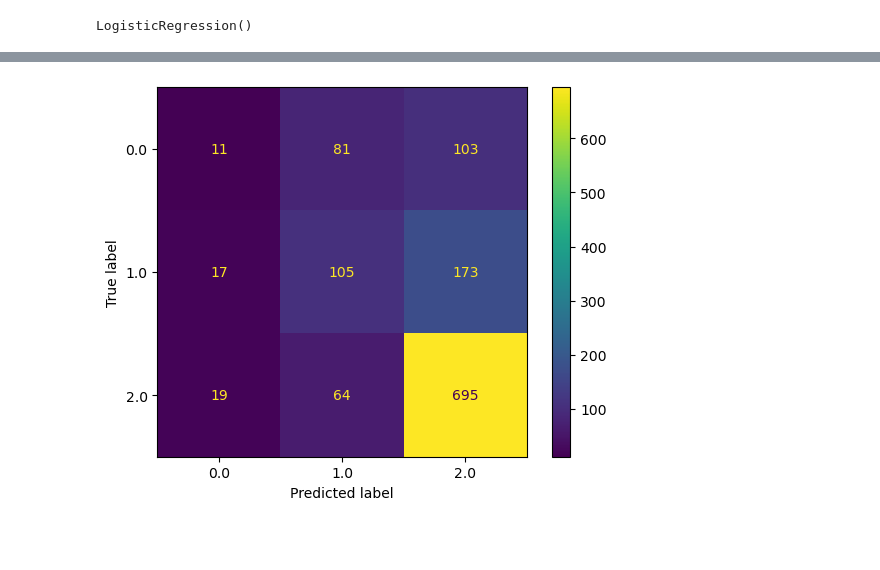
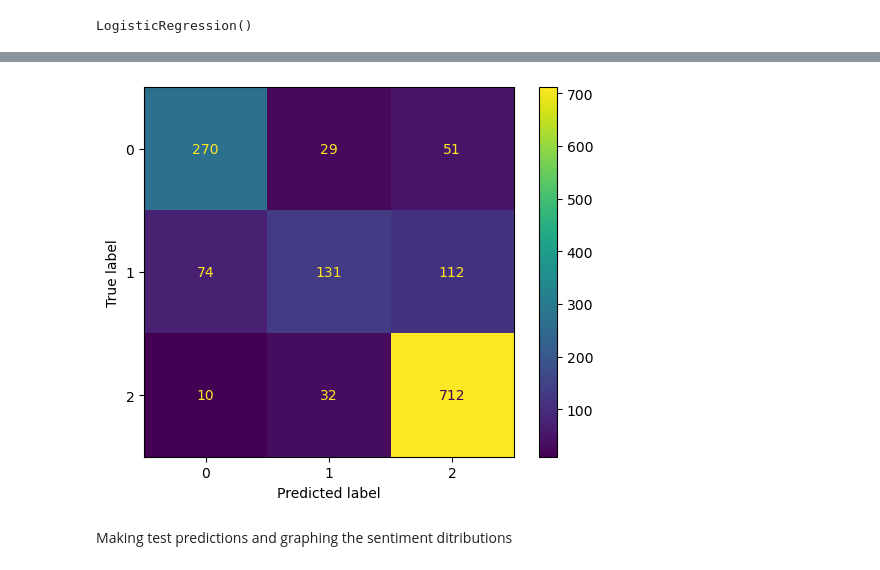
Before and after one commit to lethal254/sentiment_analysis, a Jupyter notebook: main.ipynb, the cells around one changed output, grey strips where cells are left out. Saved outputs shown, nothing was run; the diff lists cells and outputs as text; code cells hidden in the pictures; blank space fills up the shorter version.

```diff
--- a/main.ipynb
+++ b/main.ipynb
@@ -89,19 +71,3 @@ data.dtypes
 reviews.text       object
 reviews.rating    float64
 dtype: object
-# %%
-def map_sentiments (data_param):
-    sentiment_score = {1: 0,
-                   2: 0,
-                   3: 1,
-                   4: 2,
-                   5: 2}
-    sentiment = {
-                0: "NEGATIVE",
-                1: "NEUTRAL",
-                2: "POSITIVE"
-}
-
-    data_param["sentiment_score"] = data["reviews.rating"].map(sentiment_score)
-    data_param["sentiment"] = data["sentiment_score"].map(sentiment)
-    return data_param
@@ -137,25 +143,22 @@ Name: count, dtype: int64
 # %%
 #To solve the huge imbalance in the number of feedback with higher ratings and lower ratings. This make sure the model will get a balanced proportion of data for different sentiments
-# data5 = data[data['reviews.rating'] == 5].sample(700, random_state=43)
-# data4 = data[data['reviews.rating'] == 4].sample(200, random_state=43)
-# data3 = data[data['reviews.rating'] == 3]
-# data2 = data[data['reviews.rating'] == 2]
-# data1 = data[data['reviews.rating'] == 1]
 
 data1 = pd.read_csv("./data/data1.csv")
 data1 = data1[["reviews.text", "reviews.rating"]]
-# Use only lower ratings
+# Read data1.csv and data2.csv and Use only lower ratings
+data1 = data1[data1["reviews.rating"] <= 3]
 data1 = map_sentiments(data1)
-data1 = data1[data1["sentiment_score"] <= 1]
+
 
 
 data2 = pd.read_csv("./data/data2.csv")
 data2 = data2[["reviews.text", "reviews.rating"]]
 # Use only lower ratings
+data2 = data2[data2["reviews.rating"] <= 3]
 data2 = map_sentiments(data2)
-data2 = data2[data2["sentiment_score"] <= 1]
 
-data = pd.concat([data1,data2, data.sample(4000, random_state=43)])
+# Sample only 4000 positive reviews from the first data frame
+data = pd.concat([data1,data2, data.sample(4000, random_state=43)]).sample(frac=1).reset_index(drop=True)
 data["sentiment_score"].value_counts()
-data
+data.shape
 # %% [output]
@@ -341,8 +319,8 @@ X_test_scl = scaler.transform(X_test)
 #Saving the scaler model
 pickle.dump(scaler, open('Models/scaler.pkl', 'wb'))
 # %%
-model_xgb = XGBClassifier()
-model_xgb.fit(X_train_scl, y_train)
+model_lr = LogisticRegression()
+model_lr.fit(X_train_scl, y_train)
 # %% [output]
 LogisticRegression()
 # %%
@@ -356,5 +334,5 @@ Testing Accuracy : 0.610410094637224
 # %%
-y_preds = model_xgb.predict(X_test)
+y_preds = model_lr.predict(X_test)
 # %%
 #Confusion Matrix
 cm = confusion_matrix(y_test, y_preds)
@@ -366,7 +344,7 @@ print(cm)
 # %%
-cm_display = ConfusionMatrixDisplay(confusion_matrix=cm,display_labels=model_xgb.classes_)
+cm_display = ConfusionMatrixDisplay(confusion_matrix=cm,display_labels=model_lr.classes_)
 cm_display.plot()
 plt.show()
 # %% [output]
-[figure, old version]
+[figure, new version]
 # %%
@@ -373,0 +352,2 @@ pickle.dump(model_xgb, open('Models/model_xgb.pkl', 'wb'))
+# %% [markdown]
+Making test predictions and graphing the sentiment ditributions
```
Also changed, not shown: parts of 27 cells of this notebook, 29 other files.
